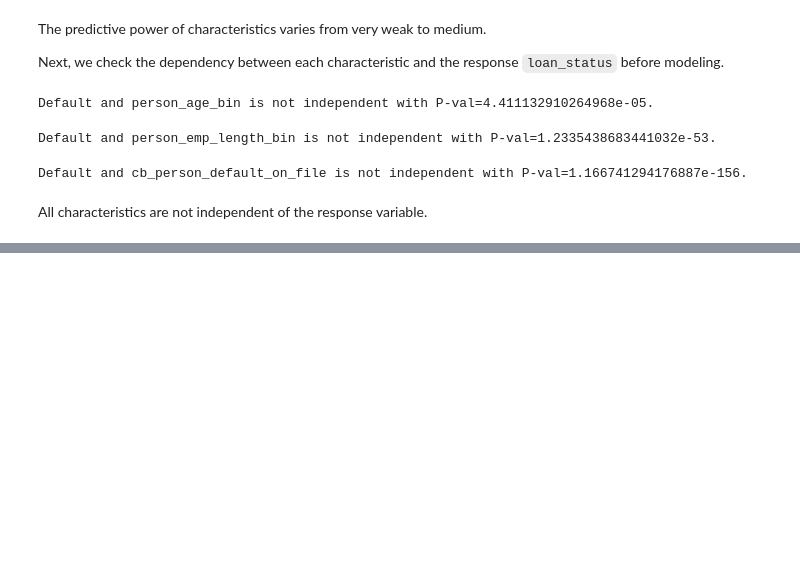
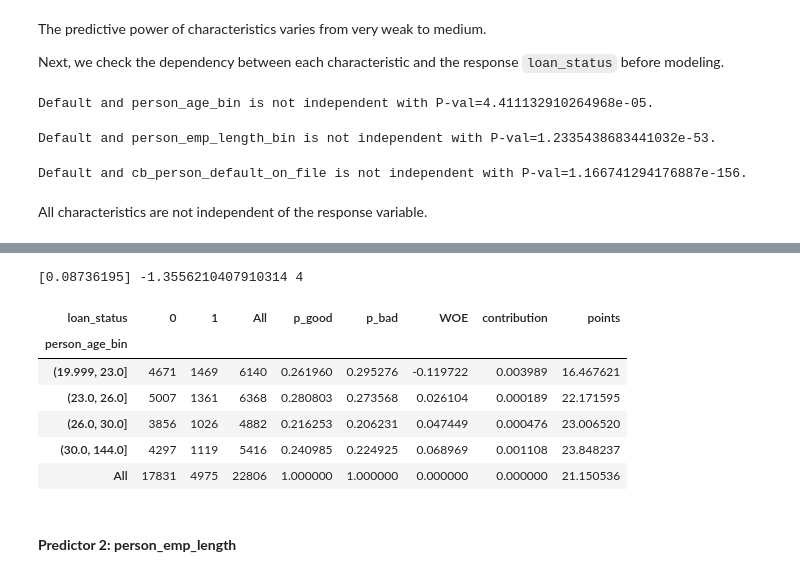
Before and after one commit to Tamirgading/End-to-End-Example-of-Scorecard-Creation, a Jupyter notebook: Untitled.ipynb, the cells around one changed output, grey strips where cells are left out. Drawn from its saved outputs; the diff is of its cells as text; code cells hidden in the pictures; blank space fills up the shorter version.

```diff
--- a/Untitled.ipynb
+++ b/Untitled.ipynb
@@ -1176,0 +1440,4 @@ All characteristics are not independent of the response variable.
+# %%
+# Extract the parameter estimate: intercept
+b0 = model.intercept_
+b0
@@ -1176,0 +1487,25 @@ All characteristics are not independent of the response variable.
+# %%
+# Define beta_0, beta_j, n
+b0 = b0
+b_age = bj[0][0]
+n_age = data_train_binned['person_age_bin'].nunique()
+
+print(b0, b_age, n_age)
+# %% [output]
+[0.08736195] -1.3556210407910314 4
+# %%
+# Calculate the score point for each attribute
+crosstab_age['points'] = -((crosstab_age['WOE']*b_age) + (b0/n_age)) \
+                         * factor + (offset/n_age)
+
+crosstab_age
+# %% [output]
+| loan_status | 0 | 1 | All | p_good | p_bad | WOE | contribution | points |
+| person_age_bin |  |  |  |  |  |  |  |  |
+| (19.999, 23.0] | 4671 | 1469 | 6140 | 0.261960 | 0.295276 | -0.119722 | 0.003989 | 16.467621 |
+| (23.0, 26.0] | 5007 | 1361 | 6368 | 0.280803 | 0.273568 | 0.026104 | 0.000189 | 22.171595 |
+| (26.0, 30.0] | 3856 | 1026 | 4882 | 0.216253 | 0.206231 | 0.047449 | 0.000476 | 23.006520 |
+| (30.0, 144.0] | 4297 | 1119 | 5416 | 0.240985 | 0.224925 | 0.068969 | 0.001108 | 23.848237 |
+| All | 17831 | 4975 | 22806 | 1.000000 | 1.000000 | 0.000000 | 0.000000 | 21.150536 |
+# %% [markdown]
+#### **Predictor 2: person_emp_length**
```
Also changed, not shown: parts of 41 cells of this notebook.
